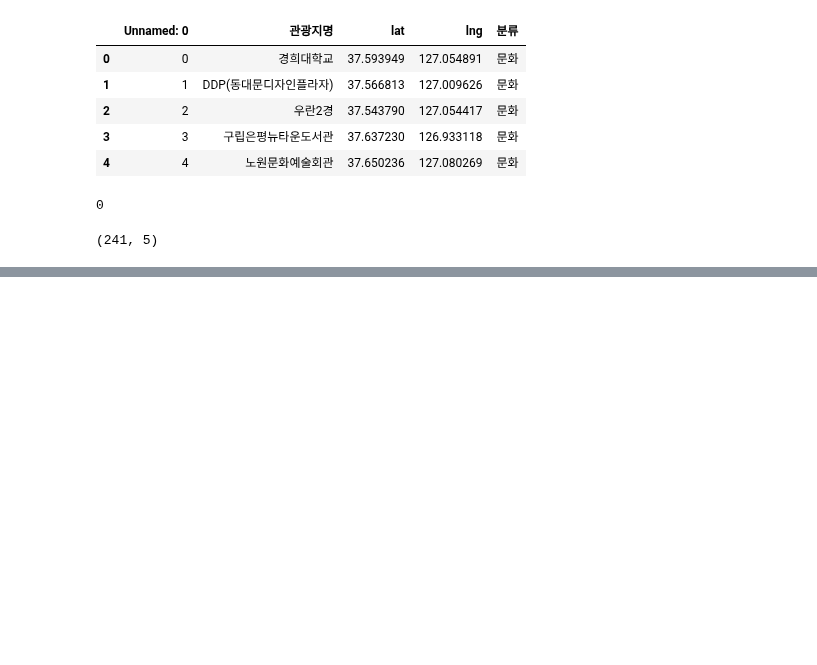
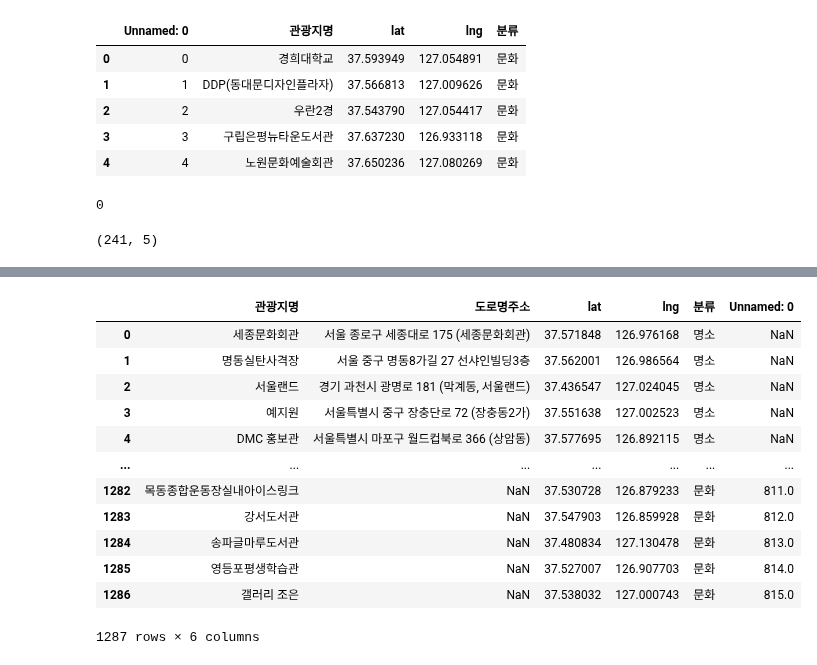
Before and after one commit to Mayhem-XD/Project_p1, a Jupyter notebook: test_code/data/2021/concat_서울.ipynb, the cells around one changed output, grey strips where cells are left out. Saved outputs shown, nothing was run; the diff lists cells and outputs as text; code cells hidden in the pictures; blank space fills up the shorter version.

```diff
--- a/test_code/data/2021/concat_서울.ipynb
+++ b/test_code/data/2021/concat_서울.ipynb
@@ -74,0 +173,17 @@ df_문화
+# %%
+df_서울t = pd.read_csv('data/서울.csv')
+df_서울t
+# %% [output]
+|  | 관광지명 | 도로명주소 | lat | lng | 분류 | Unnamed: 0 |
+| 0 | 세종문화회관 | 서울 종로구 세종대로 175 (세종문화회관) | 37.571848 | 126.976168 | 명소 | NaN |
+| 1 | 명동실탄사격장 | 서울 중구 명동8가길 27 선샤인빌딩3층 | 37.562001 | 126.986564 | 명소 | NaN |
+| 2 | 서울랜드 | 경기 과천시 광명로 181 (막계동, 서울랜드) | 37.436547 | 127.024045 | 명소 | NaN |
+| 3 | 예지원 | 서울특별시 중구 장충단로 72 (장충동2가) | 37.551638 | 127.002523 | 명소 | NaN |
+| 4 | DMC 홍보관 | 서울특별시 마포구 월드컵북로 366 (상암동) | 37.577695 | 126.892115 | 명소 | NaN |
+| ... | ... | ... | ... | ... | ... | ... |
+| 1282 | 목동종합운동장실내아이스링크 | NaN | 37.530728 | 126.879233 | 문화 | 811.0 |
+| 1283 | 강서도서관 | NaN | 37.547903 | 126.859928 | 문화 | 812.0 |
+| 1284 | 송파글마루도서관 | NaN | 37.480834 | 127.130478 | 문화 | 813.0 |
+| 1285 | 영등포평생학습관 | NaN | 37.527007 | 126.907703 | 문화 | 814.0 |
+| 1286 | 갤러리 조은 | NaN | 37.538032 | 127.000743 | 문화 | 815.0 |
+1287 rows × 6 columns
```
Also changed, not shown: parts of 15 cells of this notebook, 6 other files.
